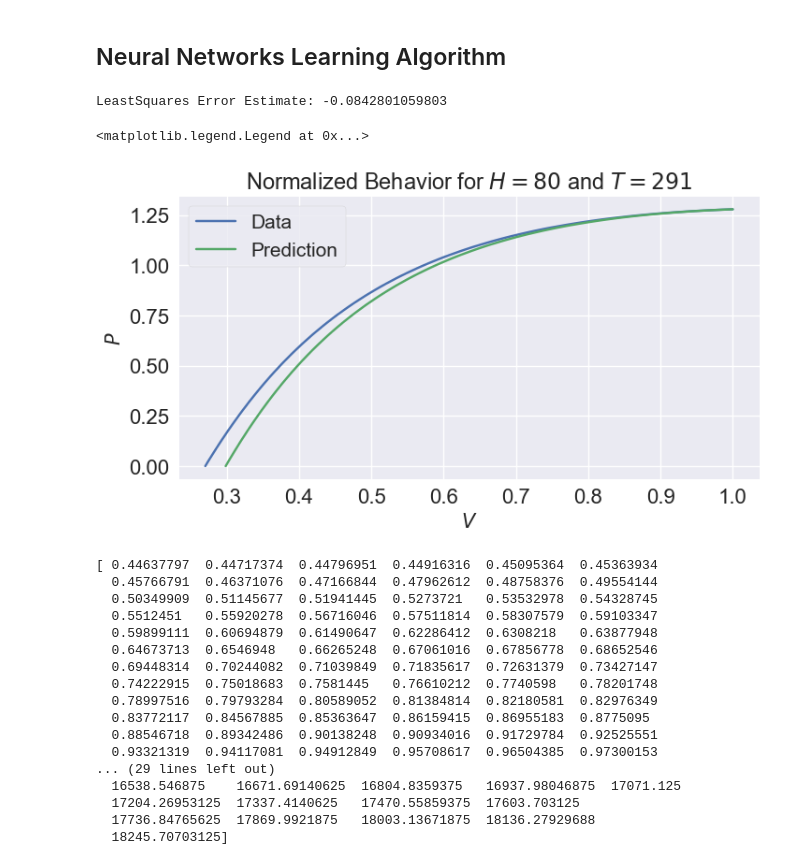
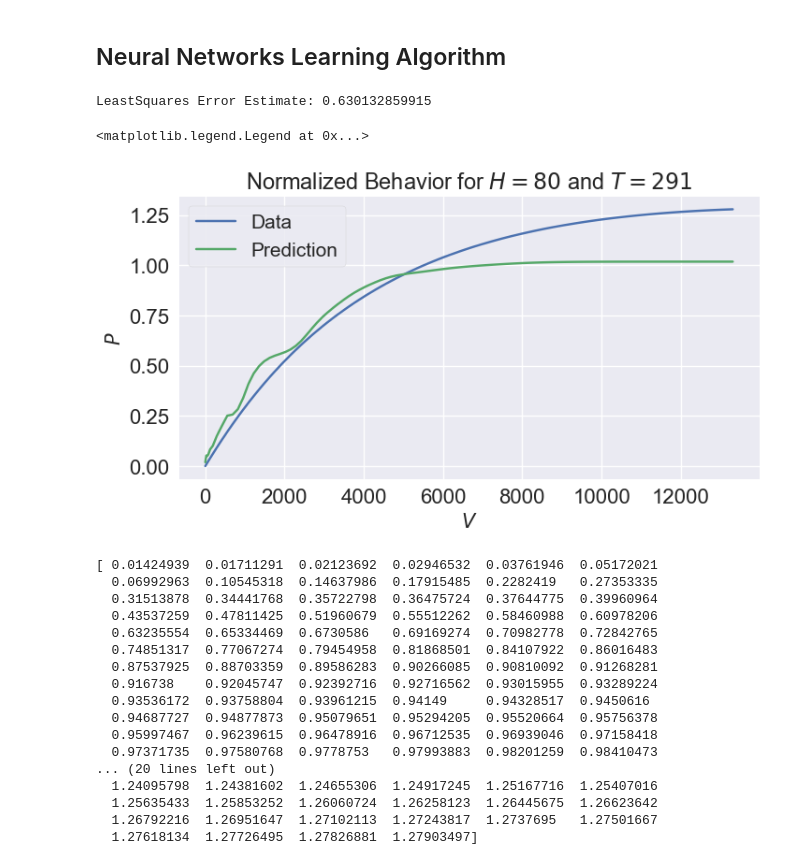
Before and after one commit to matheuscfernandes/mechanics-ml, a Jupyter notebook: SoftActuator/Notebook1.ipynb, the cells around one changed output. Cells and saved outputs as stored; diff of their text form; code cells hidden in the pictures.

```diff
--- a/SoftActuator/Notebook1.ipynb
+++ b/SoftActuator/Notebook1.ipynb
@@ -68,14 +73,14 @@ for dirr in dirs:
             T=float(ff.split('T')[1].split('-')[0])+data[:,0]*0.
 
             if PVK=='PV': #file PV: col0 V; col1 P
-                V=data[:,0]
+                V=data[:,0]-min(data[:,0])
                 P=data[:,1]
                 dataAll=np.column_stack((H,T,V,P))
                 try: dataPAll=np.vstack((dataPAll,dataAll))
                 except: dataPAll=dataAll
 
             if PVK=='VK': #file VK: col0 K; col1 V
-                V=data[:,1]
+                V=data[:,1]-min(data[:,0])
                 K=data[:,0]
                 dataAll=np.column_stack((H,T,V,K))
                 try: dataKAll=np.vstack((dataKAll,dataAll))
@@ -93,13 +98,13 @@ YP=dataPAll[:,-1]
 ## Neural Networks Learning Algorithm
 # %%
 from sklearn.neural_network import MLPRegressor
-MLP=MLPRegressor(hidden_layer_sizes=(100, ), activation='relu', solver='adam', alpha=0.0001, batch_size='auto',
+MLP=MLPRegressor(hidden_layer_sizes=(1000, ), activation='logistic', solver='sgd', alpha=0.0001, batch_size='auto',
      learning_rate='constant', learning_rate_init=0.001, power_t=0.5,
      shuffle=True, random_state=None, tol=0.0001, verbose=False,
      warm_start=False, momentum=0.9, nesterovs_momentum=True, early_stopping=False,
      validation_fraction=0.1, beta_1=0.9, beta_2=0.999, epsilon=1e-08)
 
-TrainL=int(len(YP)*9./10.)
+TrainL=int(len(YP)*95./100.)
 
 XTrain=XP[:TrainL,:]
 YTrain=YP[:TrainL]
@@ -111,44 +116,44 @@ MLP.fit(XTrain,YTrain)
 YKHat=MLP.predict(XTest)
 print 'LeastSquares Error Estimate:',MLP.score(XTest,YTest)
 # %% [output]
-LeastSquares Error Estimate: -0.0842801059803
+LeastSquares Error Estimate: 0.630132859915
 # %%
-# Testing Plot with PV
+#Testing Plot with PV
 #Filtering
 H=80;T=291
 rawData = obtainRows([H,T],dataPAll)
 V=rawData[:,2]
 P=rawData[:,3]
-P_predict=rawData[:,:-1]
-V_predict=MLP.predict(P_predict)
+V_predict=rawData[:,:-1]
+P_predict=MLP.predict(V_predict)
 
 plt.title(r'Normalized Behavior for $H=80$ and $T=291$')
 plt.xlabel(r'$V$')
 plt.ylabel(r'$P$')
-plt.plot(V/max(V),P,label='Data')
-plt.plot(V_predict/max(V_predict),P,label='Prediction')
+plt.plot(V,P,label='Data')
+plt.plot(V,P_predict,label='Prediction')
 plt.legend()
 # %% [output]
 <matplotlib.legend.Legend at 0x...>
-[figure, old version]
+[figure, new version]
 # %%
-print V_predict
-print V
+print P_predict
+print P
 # %% [output]
-[ 0.44637797  0.44717374  0.44796951  0.44916316  0.45095364  0.45363934
-  0.45766791  0.46371076  0.47166844  0.47962612  0.48758376  0.49554144
-  0.50349909  0.51145677  0.51941445  0.5273721   0.53532978  0.54328745
-  0.5512451   0.55920278  0.56716046  0.57511814  0.58307579  0.59103347
-  0.59899111  0.60694879  0.61490647  0.62286412  0.6308218   0.63877948
-  0.64673713  0.6546948   0.66265248  0.67061016  0.67856778  0.68652546
-  0.69448314  0.70244082  0.71039849  0.71835617  0.72631379  0.73427147
-  0.74222915  0.75018683  0.7581445   0.76610212  0.7740598   0.78201748
-  0.78997516  0.79793284  0.80589052  0.81384814  0.82180581  0.82976349
-  0.83772117  0.84567885  0.85363647  0.86159415  0.86955183  0.8775095
-  0.88546718  0.89342486  0.90138248  0.90934016  0.91729784  0.92525551
-  0.93321319  0.94117081  0.94912849  0.95708617  0.96504385  0.97300153
-... (29 lines left out)
-  16538.546875    16671.69140625  16804.8359375   16937.98046875  17071.125
-  17204.26953125  17337.4140625   17470.55859375  17603.703125
-  17736.84765625  17869.9921875   18003.13671875  18136.27929688
-  18245.70703125]
+[ 0.01424939  0.01711291  0.02123692  0.02946532  0.03761946  0.05172021
+  0.06992963  0.10545318  0.14637986  0.17915485  0.2282419   0.27353335
+  0.31513878  0.34441768  0.35722798  0.36475724  0.37644775  0.39960964
+  0.43537259  0.47811425  0.51960679  0.55512262  0.58460988  0.60978206
+  0.63235554  0.65334469  0.6730586   0.69169274  0.70982778  0.72842765
+  0.74851317  0.77067274  0.79454958  0.81868501  0.84107922  0.86016483
+  0.87537925  0.88703359  0.89586283  0.90266085  0.90810092  0.91268281
+  0.916738    0.92045747  0.92392716  0.92716562  0.93015955  0.93289224
+  0.93536172  0.93758804  0.93961215  0.94149     0.94328517  0.9450616
+  0.94687727  0.94877873  0.95079651  0.95294205  0.95520664  0.95756378
+  0.95997467  0.96239615  0.96478916  0.96712535  0.96939046  0.97158418
+  0.97371735  0.97580768  0.9778753   0.97993883  0.98201259  0.98410473
+... (20 lines left out)
+  1.24095798  1.24381602  1.24655306  1.24917245  1.25167716  1.25407016
+  1.25635433  1.25853252  1.26060724  1.26258123  1.26445675  1.26623642
+  1.26792216  1.26951647  1.27102113  1.27243817  1.2737695   1.27501667
+  1.27618134  1.27726495  1.27826881  1.27903497]
```
Also changed, not shown: parts of 4 cells of this notebook.
